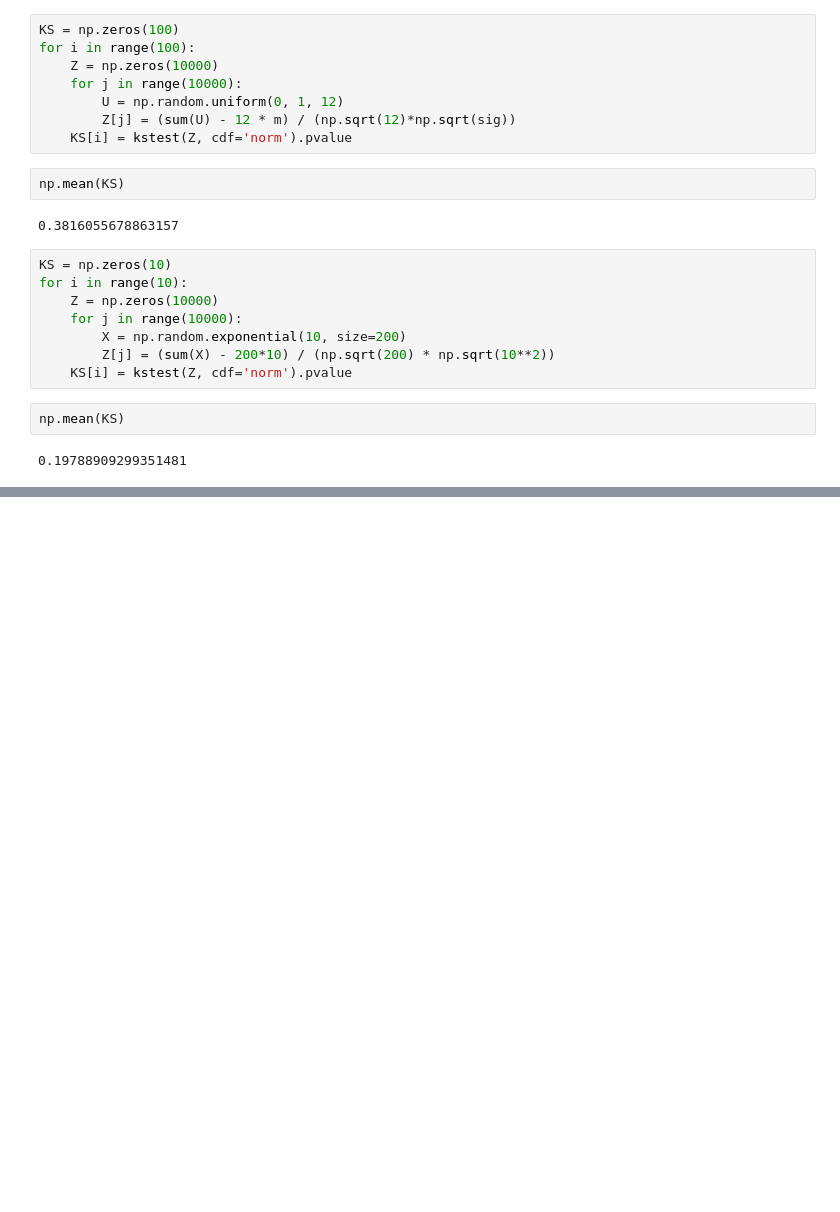
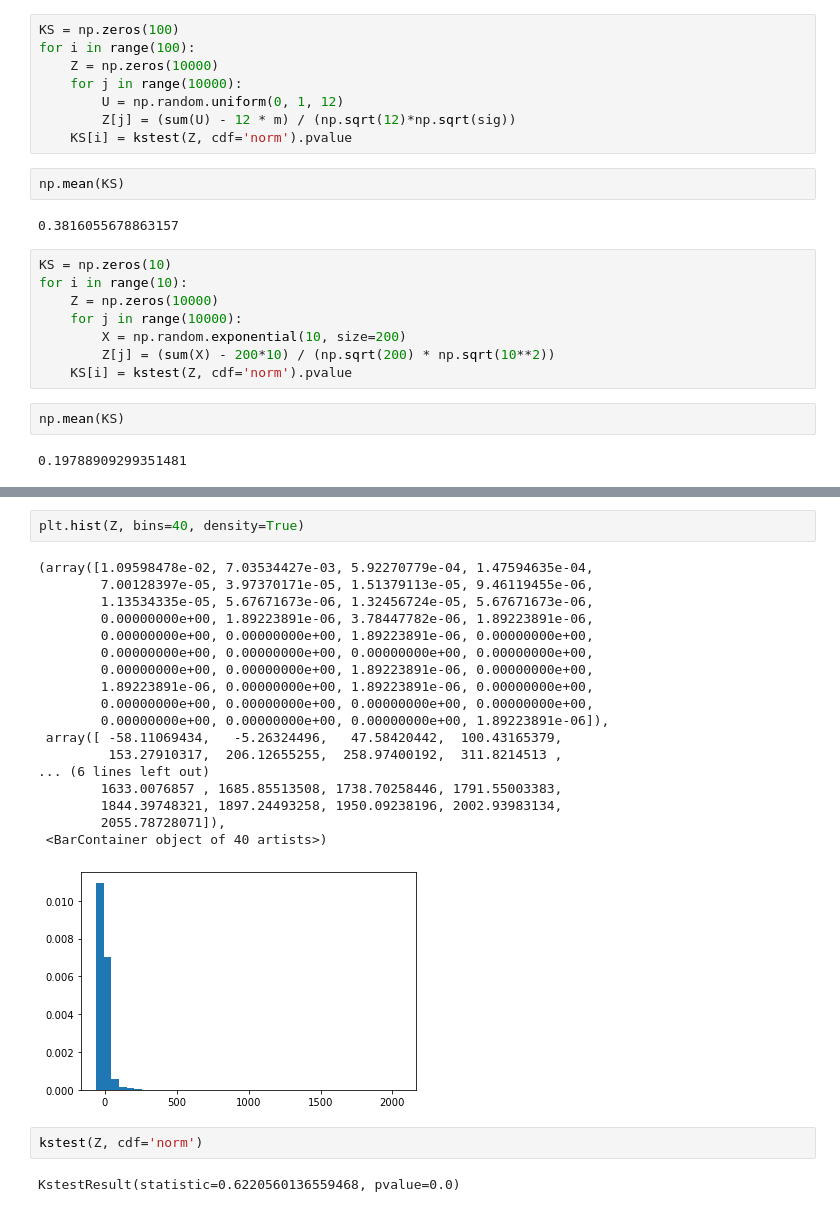
Before and after one commit to adamaj99pwr/CS-of-Stochastic-Processes, a Jupyter notebook: lab1.ipynb, the cells around one changed output, grey strips where cells are left out. Drawn from its saved outputs; the diff is of its cells as text; blank space fills up the shorter version.

```diff
--- a/lab1.ipynb
+++ b/lab1.ipynb
@@ -282,0 +300,25 @@ KstestResult(statistic=0.1306774255654945, pvalue=2.35989977672303e-149)
+# %%
+plt.hist(Z, bins=40, density=True)
+# %% [output]
+(array([1.09598478e-02, 7.03534427e-03, 5.92270779e-04, 1.47594635e-04,
+        7.00128397e-05, 3.97370171e-05, 1.51379113e-05, 9.46119455e-06,
+        1.13534335e-05, 5.67671673e-06, 1.32456724e-05, 5.67671673e-06,
+        0.00000000e+00, 1.89223891e-06, 3.78447782e-06, 1.89223891e-06,
+        0.00000000e+00, 0.00000000e+00, 1.89223891e-06, 0.00000000e+00,
+        0.00000000e+00, 0.00000000e+00, 0.00000000e+00, 0.00000000e+00,
+        0.00000000e+00, 0.00000000e+00, 1.89223891e-06, 0.00000000e+00,
+        1.89223891e-06, 0.00000000e+00, 1.89223891e-06, 0.00000000e+00,
+        0.00000000e+00, 0.00000000e+00, 0.00000000e+00, 0.00000000e+00,
+        0.00000000e+00, 0.00000000e+00, 0.00000000e+00, 1.89223891e-06]),
+ array([ -58.11069434,   -5.26324496,   47.58420442,  100.43165379,
+         153.27910317,  206.12655255,  258.97400192,  311.8214513 ,
+... (6 lines left out)
+        1633.0076857 , 1685.85513508, 1738.70258446, 1791.55003383,
+        1844.39748321, 1897.24493258, 1950.09238196, 2002.93983134,
+        2055.78728071]),
+ <BarContainer object of 40 artists>)
+[figure, added]
+# %%
+kstest(Z, cdf='norm')
+# %% [output]
+KstestResult(statistic=0.6220560136559468, pvalue=0.0)
```
Also changed, not shown: parts of 8 cells of this notebook, 1 other file.
